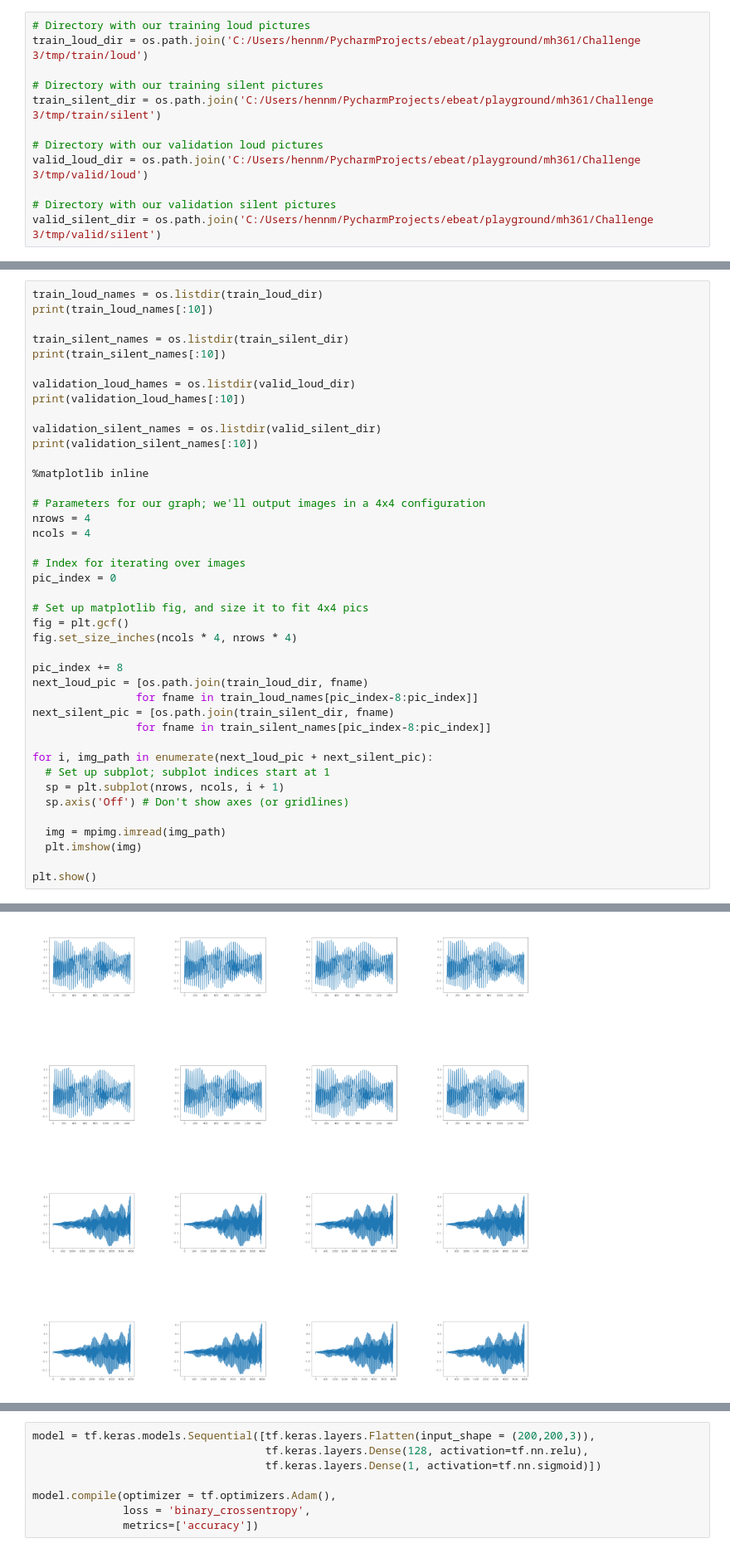
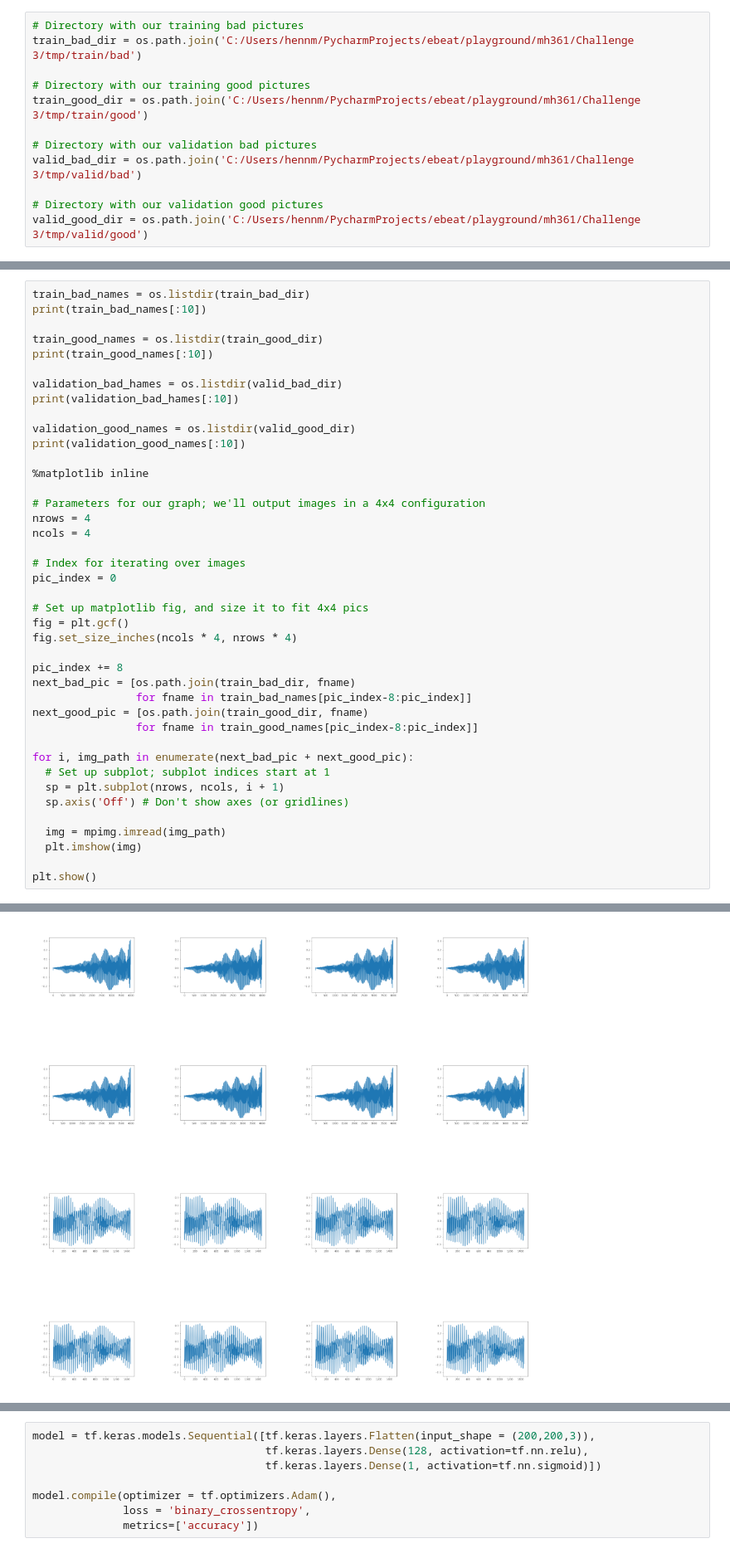
Before and after one commit to SaschaFuksa/ebeat, a Jupyter notebook: playground/mh361/Challenge 3/Binary CNN.ipynb, the cells around one changed output, grey strips where cells are left out. Shown at 83% size. Drawn from its saved outputs; the diff is of its cells as text.

```diff
--- a/playground/mh361/Challenge 3/Binary CNN.ipynb
+++ b/playground/mh361/Challenge 3/Binary CNN.ipynb
@@ -24,13 +21,13 @@ ModuleNotFoundError: No module named 'google.colab'
 # %%
-# Directory with our training loud pictures
-train_loud_dir = os.path.join('C:/Users/hennm/PycharmProjects/ebeat/playground/mh361/Challenge 3/tmp/train/loud')
+# Directory with our training bad pictures
+train_bad_dir = os.path.join('C:/Users/hennm/PycharmProjects/ebeat/playground/mh361/Challenge 3/tmp/train/bad')
 
-# Directory with our training silent pictures
-train_silent_dir = os.path.join('C:/Users/hennm/PycharmProjects/ebeat/playground/mh361/Challenge 3/tmp/train/silent')
+# Directory with our training good pictures
+train_good_dir = os.path.join('C:/Users/hennm/PycharmProjects/ebeat/playground/mh361/Challenge 3/tmp/train/good')
 
-# Directory with our validation loud pictures
-valid_loud_dir = os.path.join('C:/Users/hennm/PycharmProjects/ebeat/playground/mh361/Challenge 3/tmp/valid/loud')
+# Directory with our validation bad pictures
+valid_bad_dir = os.path.join('C:/Users/hennm/PycharmProjects/ebeat/playground/mh361/Challenge 3/tmp/valid/bad')
 
-# Directory with our validation silent pictures
-valid_silent_dir = os.path.join('C:/Users/hennm/PycharmProjects/ebeat/playground/mh361/Challenge 3/tmp/valid/silent')
+# Directory with our validation good pictures
+valid_good_dir = os.path.join('C:/Users/hennm/PycharmProjects/ebeat/playground/mh361/Challenge 3/tmp/valid/good')
 # %%
@@ -46,15 +43,15 @@ total validation silent images: 108
 # %%
-train_loud_names = os.listdir(train_loud_dir)
-print(train_loud_names[:10])
+train_bad_names = os.listdir(train_bad_dir)
+print(train_bad_names[:10])
 
-train_silent_names = os.listdir(train_silent_dir)
-print(train_silent_names[:10])
+train_good_names = os.listdir(train_good_dir)
+print(train_good_names[:10])
 
-validation_loud_hames = os.listdir(valid_loud_dir)
-print(validation_loud_hames[:10])
+validation_bad_hames = os.listdir(valid_bad_dir)
+print(validation_bad_hames[:10])
 
-validation_silent_names = os.listdir(valid_silent_dir)
-print(validation_silent_names[:10])
+validation_good_names = os.listdir(valid_good_dir)
+print(validation_good_names[:10])
 
 %matplotlib inline
 
@@ -70,12 +67,12 @@ fig = plt.gcf()
 fig.set_size_inches(ncols * 4, nrows * 4)
 
 pic_index += 8
-next_loud_pic = [os.path.join(train_loud_dir, fname)
-                for fname in train_loud_names[pic_index-8:pic_index]]
-next_silent_pic = [os.path.join(train_silent_dir, fname)
-                for fname in train_silent_names[pic_index-8:pic_index]]
+next_bad_pic = [os.path.join(train_bad_dir, fname)
+                for fname in train_bad_names[pic_index-8:pic_index]]
+next_good_pic = [os.path.join(train_good_dir, fname)
+                for fname in train_good_names[pic_index-8:pic_index]]
 
-for i, img_path in enumerate(next_loud_pic + next_silent_pic):
+for i, img_path in enumerate(next_bad_pic + next_good_pic):
   # Set up subplot; subplot indices start at 1
   sp = plt.subplot(nrows, ncols, i + 1)
   sp.axis('Off') # Don't show axes (or gridlines)
@@ -92,4 +89,4 @@ plt.show()
-[figure, old version]
+[figure, new version]
 # %%
 # All images will be rescaled by 1./255
 train_datagen = ImageDataGenerator(rescale=1/255)
```
Also changed, not shown: parts of 10 cells of this notebook, 1 other file.
